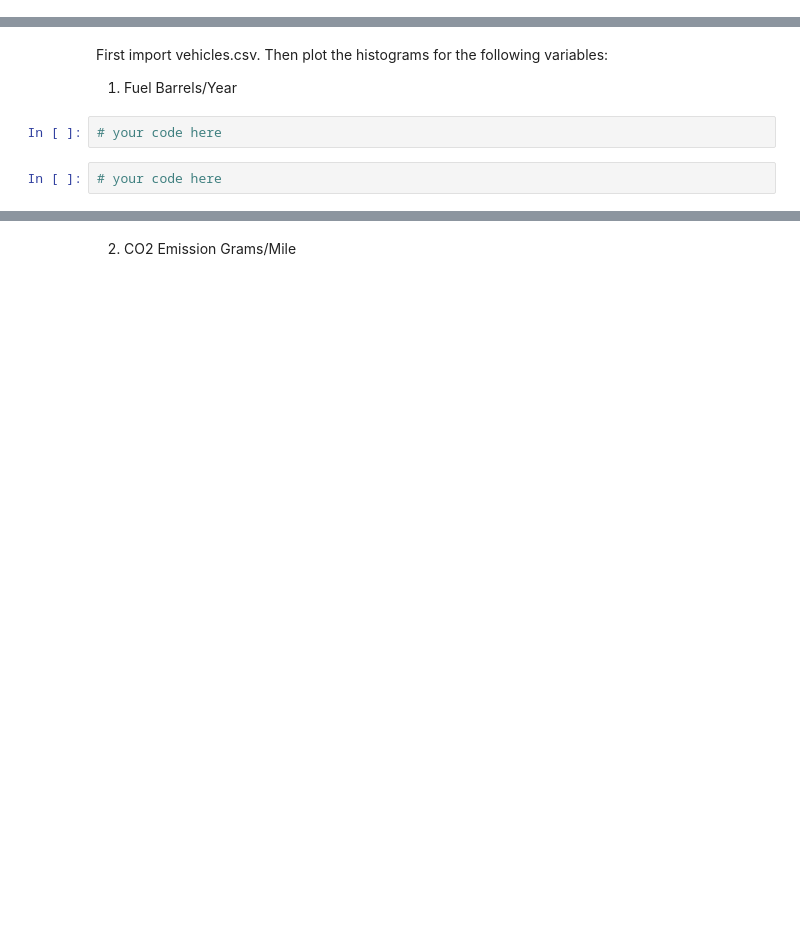
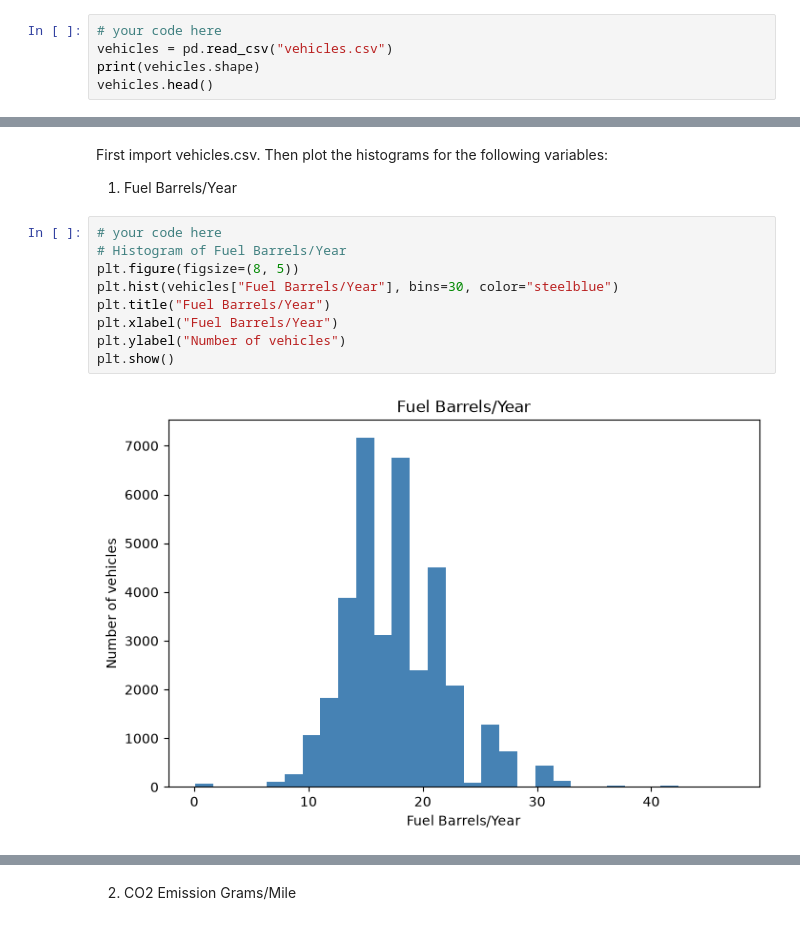
Before and after one commit to ironhack-labs/lab-continuous-probability-distributions-en, a Jupyter notebook: your-code/main.ipynb, the cells around one changed output, grey strips where cells are left out. Cells and saved outputs as stored; diff of their text form; blank space fills up the shorter version.

```diff
--- a/your-code/main.ipynb
+++ b/your-code/main.ipynb
@@ -86,0 +157,5 @@ In this challenge we are going to take a look the real data. We will use vehicle
+# %%
+# your code here
+vehicles = pd.read_csv("vehicles.csv")
+print(vehicles.shape)
+vehicles.head()
@@ -89,7 +172,14 @@ First import vehicles.csv.
 Then plot the histograms for the following variables:
 
 1. Fuel Barrels/Year
-# %%
-# your code here
-# %%
-# your code here
+# %%
+# your code here
+# Histogram of Fuel Barrels/Year
+plt.figure(figsize=(8, 5))
+plt.hist(vehicles["Fuel Barrels/Year"], bins=30, color="steelblue")
+plt.title("Fuel Barrels/Year")
+plt.xlabel("Fuel Barrels/Year")
+plt.ylabel("Number of vehicles")
+plt.show()
+# %% [output]
+[figure, added]
```
Also changed, not shown: parts of 47 cells of this notebook.
